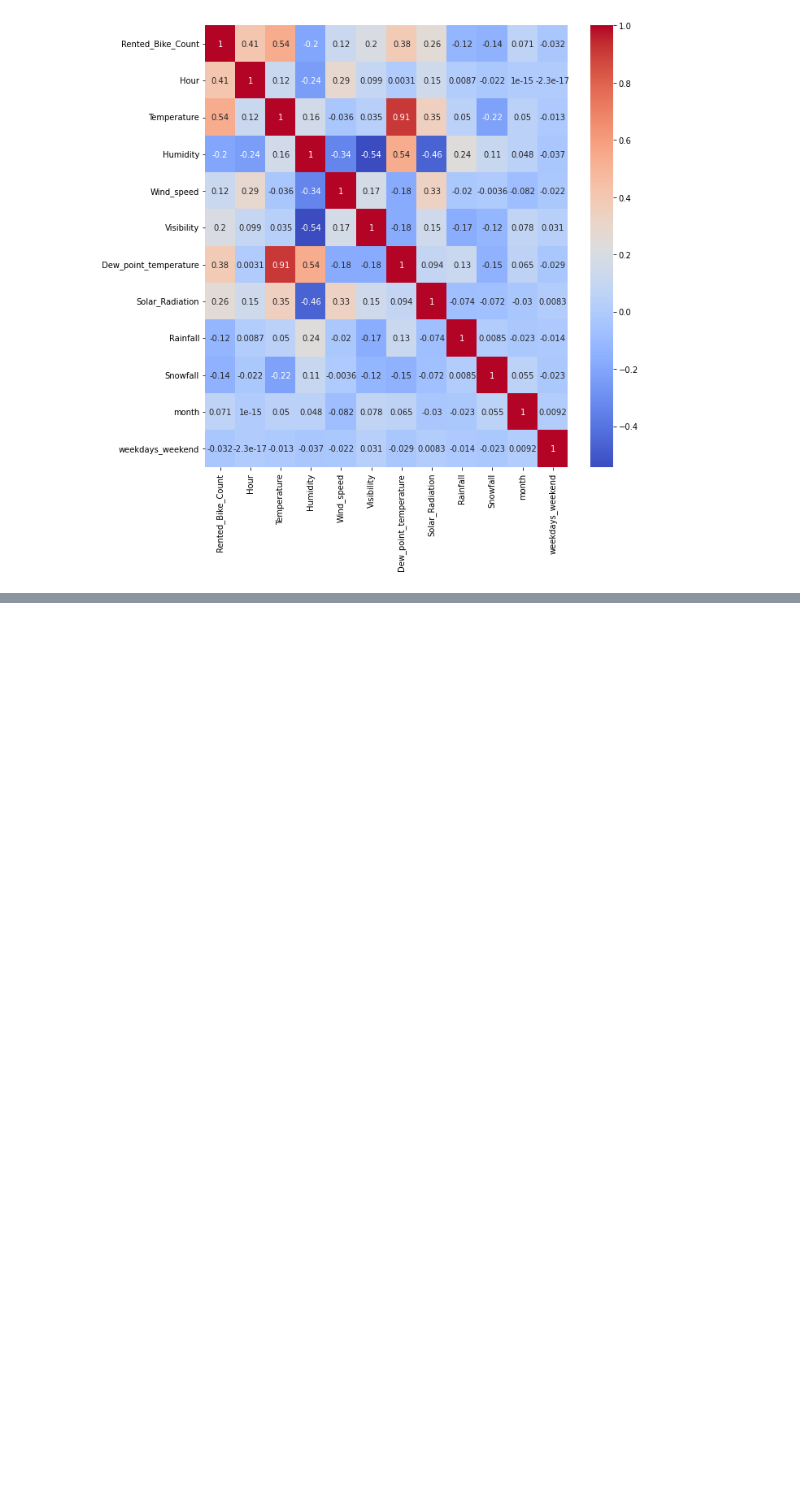
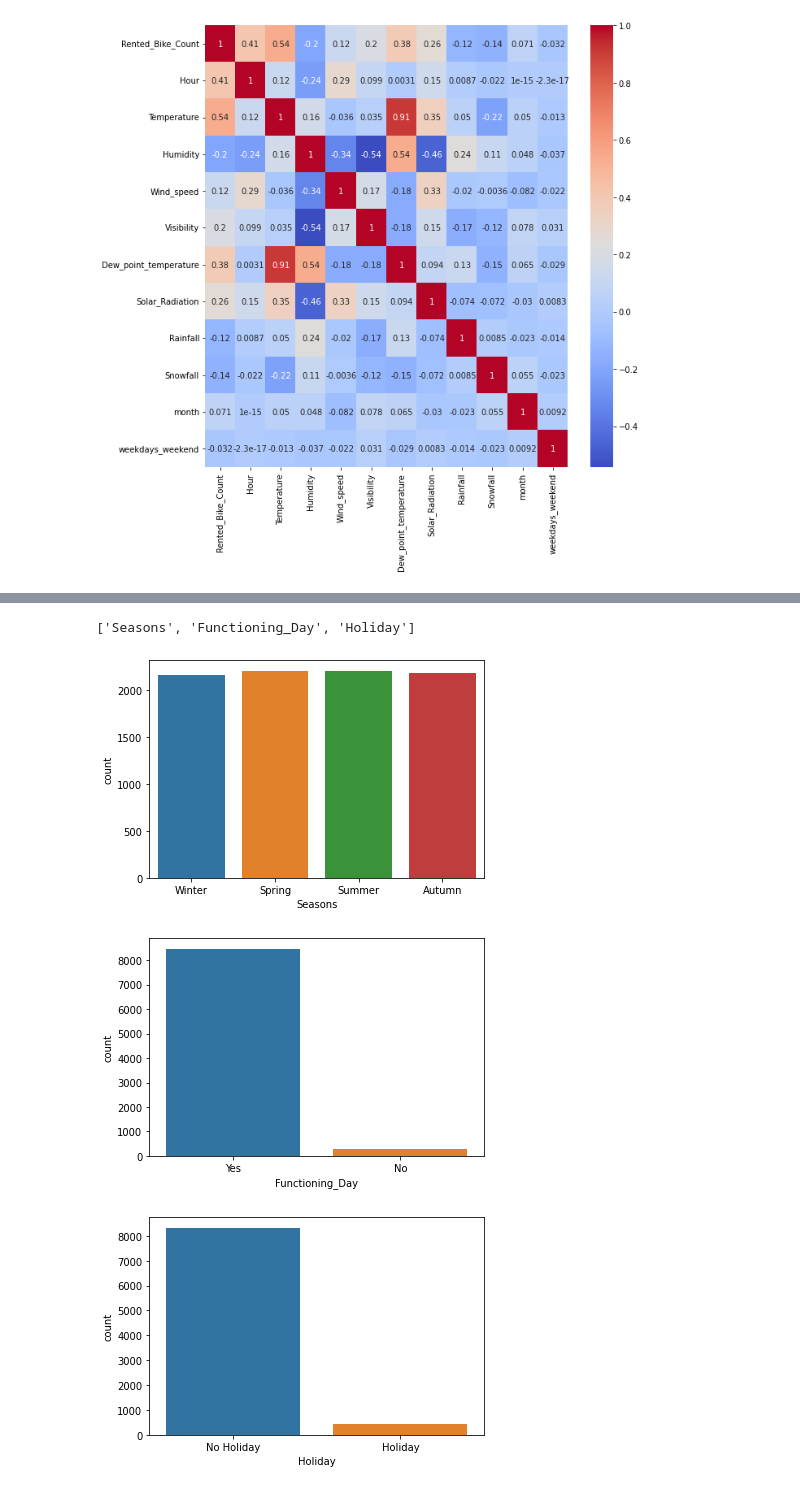
Before and after one commit to anildatascientist/Seoul-Bike-Sharing-Demand-Prediction, a Jupyter notebook: Bike_Sharing_Demand_Prediction_1_Capstone_Project.ipynb, the cells around one changed output, grey strips where cells are left out. Drawn from its saved outputs; the diff is of its cells as text; code cells hidden in the pictures; blank space fills up the shorter version.

```diff
--- a/Bike_Sharing_Demand_Prediction_1_Capstone_Project.ipynb
+++ b/Bike_Sharing_Demand_Prediction_1_Capstone_Project.ipynb
@@ -228,0 +280,15 @@ df=df.drop(['Dew_point_temperature'],axis=1)
+# %%
+# cateogrical feature plotting
+
+cat_var = list(set(df.describe(include = 'all')) - set(df.describe()))
+cat_var
+# %% [output]
+['Seasons', 'Functioning_Day', 'Holiday']
+# %%
+for i in cat_var:
+    sns.countplot(x = df[i],)
+    plt.show()
+# %% [output]
+[figure, added]
+[figure, added]
+[figure, added]
```
Also changed, not shown: parts of 47 cells of this notebook.
